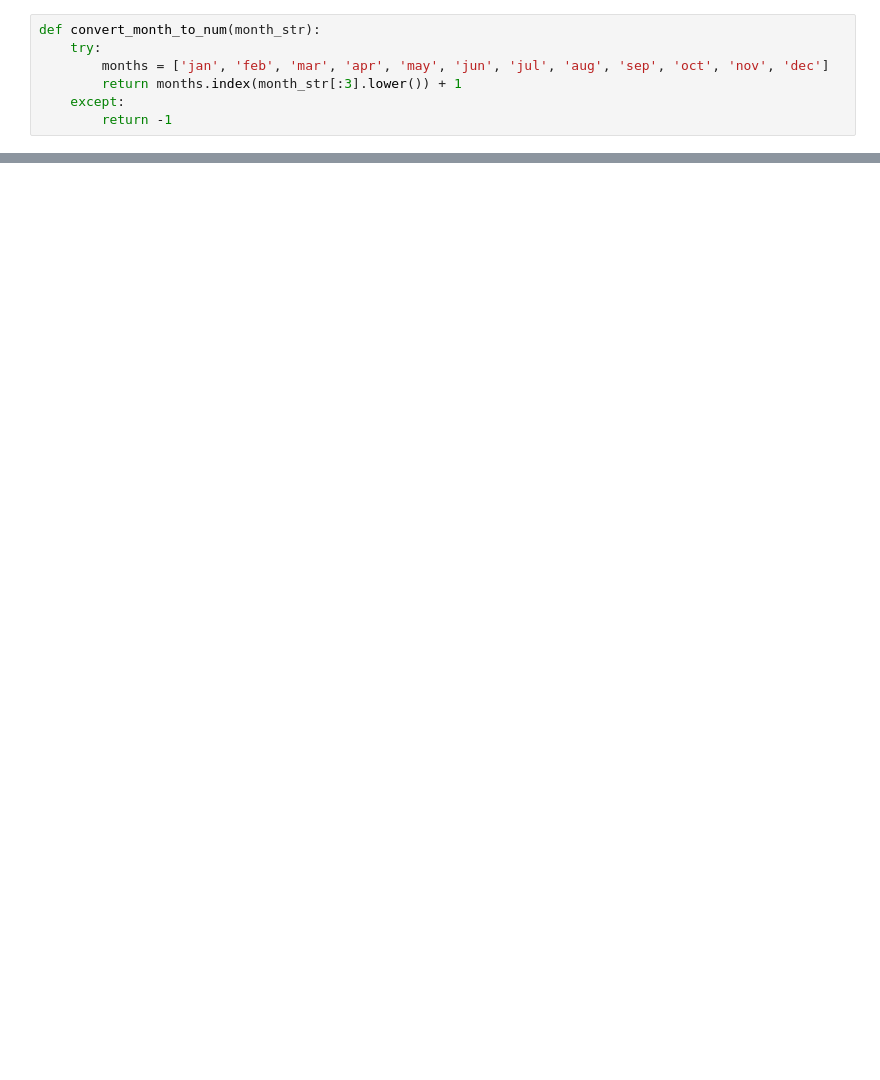
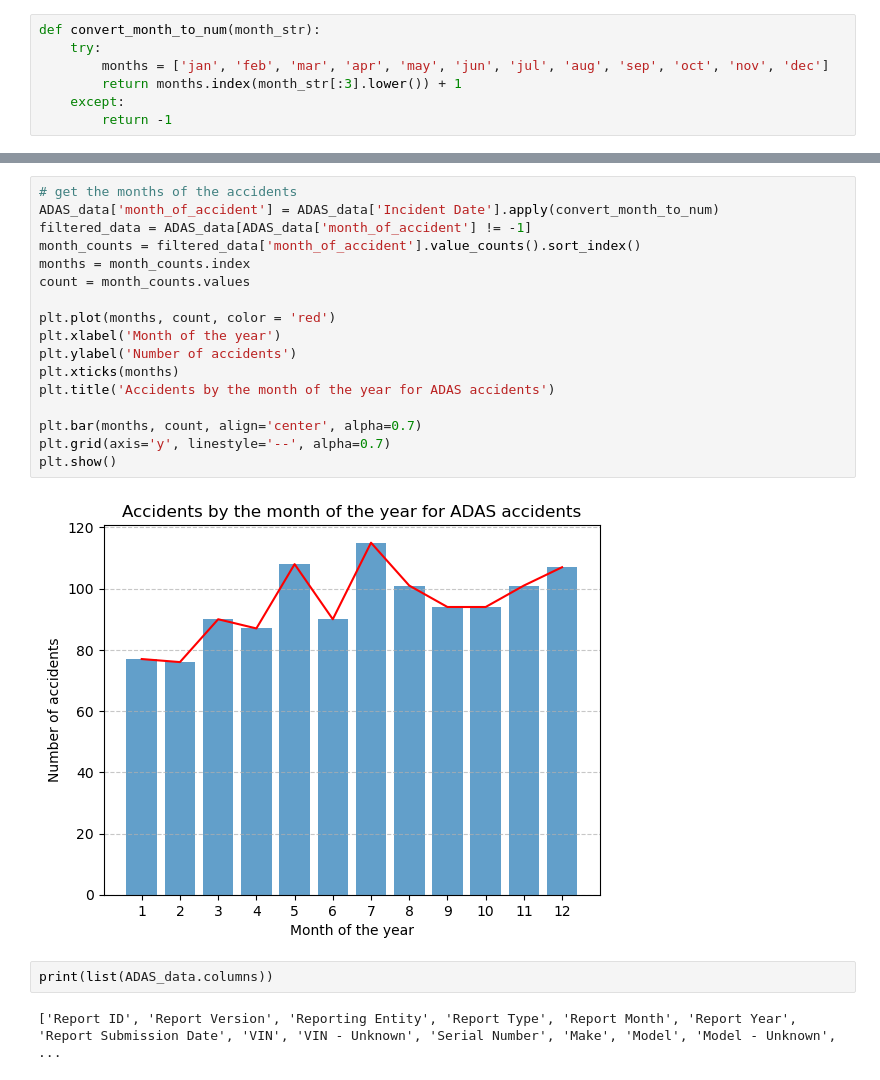
Before and after one commit to rohan527/accident-analysis, a Jupyter notebook: graphs.ipynb, the cells around one changed output, grey strips where cells are left out. Drawn from its saved outputs; the diff is of its cells as text; blank space fills up the shorter version.

```diff
--- a/graphs.ipynb
+++ b/graphs.ipynb
@@ -222,0 +240,23 @@ plt.show()
+# %%
+# get the months of the accidents
+ADAS_data['month_of_accident'] = ADAS_data['Incident Date'].apply(convert_month_to_num)
+filtered_data = ADAS_data[ADAS_data['month_of_accident'] != -1]
+month_counts = filtered_data['month_of_accident'].value_counts().sort_index()
+months = month_counts.index
+count = month_counts.values
+
+plt.plot(months, count, color = 'red')
+plt.xlabel('Month of the year')
+plt.ylabel('Number of accidents')
+plt.xticks(months)
+plt.title('Accidents by the month of the year for ADAS accidents')
+
+plt.bar(months, count, align='center', alpha=0.7)
+plt.grid(axis='y', linestyle='--', alpha=0.7)
+plt.show()
+# %% [output]
+[figure, added]
+# %%
+print(list(ADAS_data.columns))
+# %% [output]
+['Report ID', 'Report Version', 'Reporting Entity', 'Report Type', 'Report Month', 'Report Year', 'Report Submission Date', 'VIN', 'VIN - Unknown', 'Serial Number', 'Make', 'Model', 'Model - Unknown', ...
```
Also changed, not shown: parts of 11 cells of this notebook.
